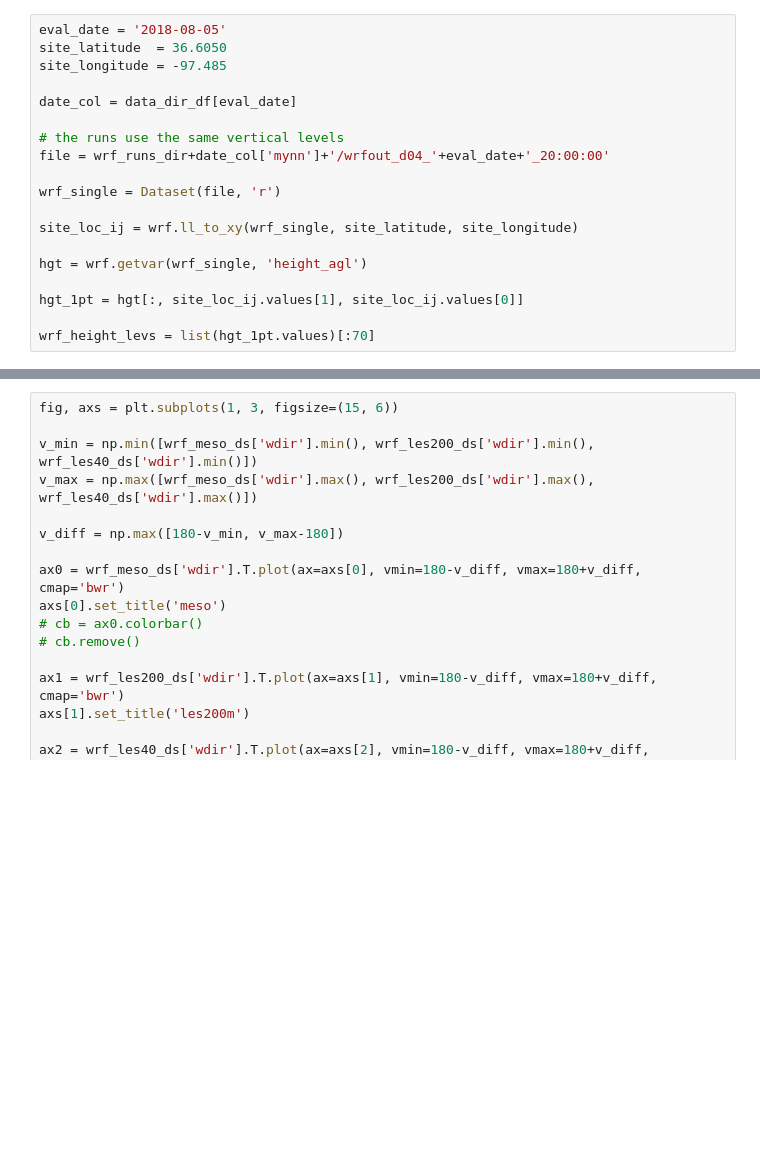
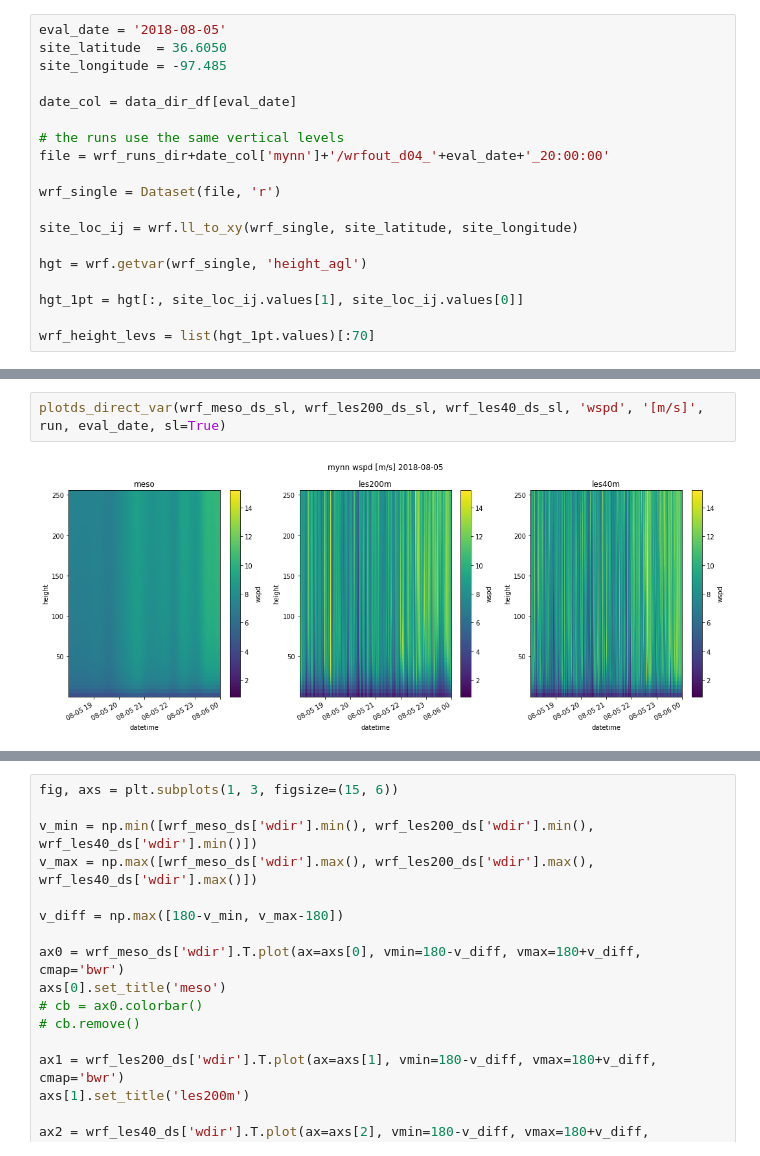
Before and after one commit to joejoeyjoseph/mmc-pnnl-j3, a Jupyter notebook: sgp/eagle/04b_th_contour.ipynb, the cells around one changed output, grey strips where cells are left out. Drawn from its saved outputs; the diff is of its cells as text; blank space fills up the shorter version.

```diff
--- a/sgp/eagle/04b_th_contour.ipynb
+++ b/sgp/eagle/04b_th_contour.ipynb
@@ -140,0 +179,4 @@ wrf_les40_ds = wrf_les40_ds.sel(datetime=slice(time_start, time_end))
+# %%
+plotds_direct_var(wrf_meso_ds_sl, wrf_les200_ds_sl, wrf_les40_ds_sl, 'wspd', '[m/s]', run, eval_date, sl=True)
+# %% [output]
+[figure, added]
```
Also changed, not shown: parts of 24 cells of this notebook.
